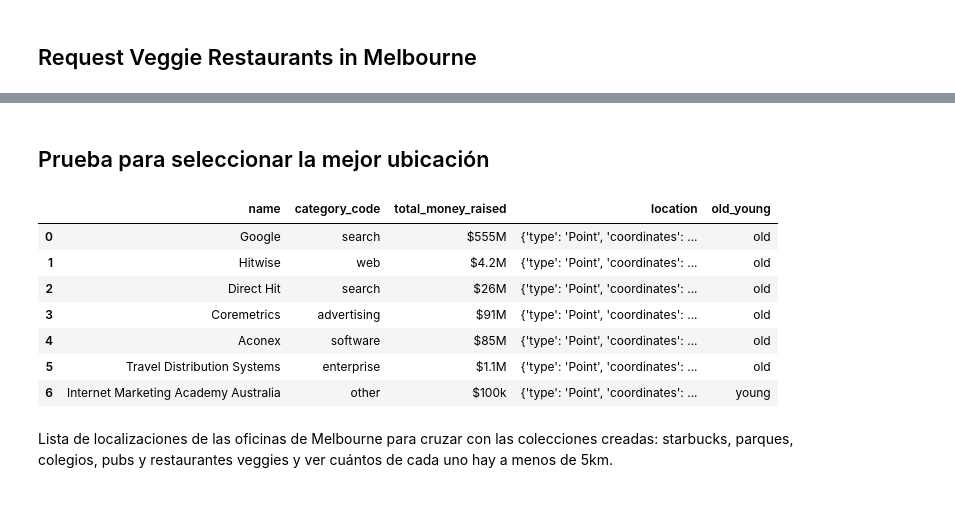
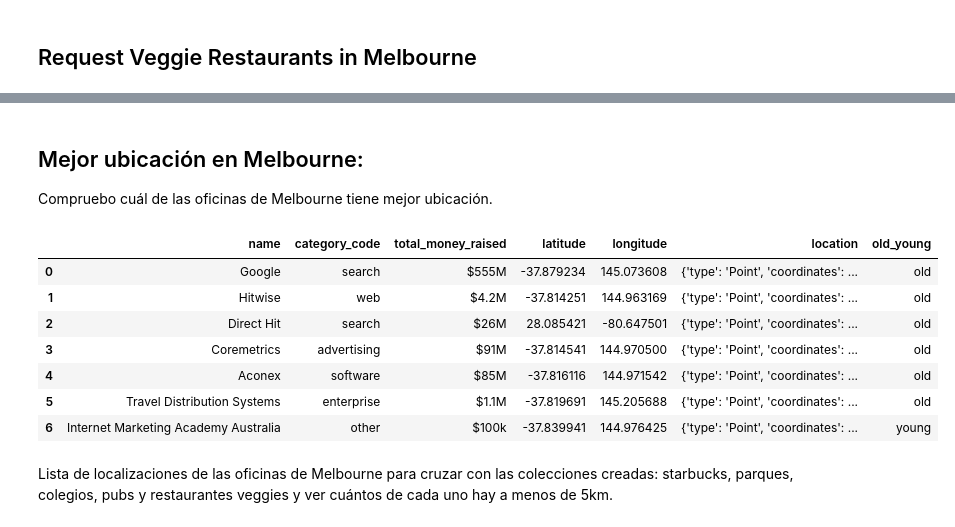
Before and after one commit to lauravillalba/mongo_project, a Jupyter notebook: Second_version_mongo_project.ipynb, the cells around one changed output, grey strips where cells are left out. Saved outputs shown, nothing was run; the diff lists cells and outputs as text; code cells hidden in the pictures.

```diff
--- a/Second_version_mongo_project.ipynb
+++ b/Second_version_mongo_project.ipynb
@@ -419,24 +415,26 @@ new_clean_veggies_melbourne.head()
 # %%
 new_clean_veggies_melbourne.to_json("output/new_clean_veggies_melbourn.json", orient="records")
-# %% [markdown]
-## Prueba para seleccionar la mejor ubicación
+# %% [markdown]
+## Mejor ubicación en Melbourne:
+
+Compruebo cuál de las oficinas de Melbourne tiene mejor ubicación.
 # %%
 query_young= {"$and":[{"location": {"$ne":None}}, {"city":{"$eq": "Melbourne"}}]}
-melbourne_office=list(db["offices"].find(query_young,{"_id":0,"name":1,"old_young":1,"total_money_raised":1, "offices":1,"category_code":1, "location":1}))
+melbourne_office=list(db["offices"].find(query_young,{"_id":0,"name":1,"old_young":1,"total_money_raised":1, "offices":1,"category_code":1, "location":1, "latitude":1, "longitude":1}))
 df_melbourne_office=pd.DataFrame(melbourne_office)
 
 df_melbourne_office.to_json("output/melbourne_offices.json", orient="records")
 
 df_melbourne_office
 # %% [output]
-|  | name | category_code | total_money_raised | location | old_young |
-| 0 | Google | search | $555M | {'type': 'Point', 'coordinates': ... | old |
-| 1 | Hitwise | web | $4.2M | {'type': 'Point', 'coordinates': ... | old |
-| 2 | Direct Hit | search | $26M | {'type': 'Point', 'coordinates': ... | old |
-| 3 | Coremetrics | advertising | $91M | {'type': 'Point', 'coordinates': ... | old |
-| 4 | Aconex | software | $85M | {'type': 'Point', 'coordinates': ... | old |
-| 5 | Travel Distribution Systems | enterprise | $1.1M | {'type': 'Point', 'coordinates': ... | old |
-| 6 | Internet Marketing Academy Australia | other | $100k | {'type': 'Point', 'coordinates': ... | young |
+|  | name | category_code | total_money_raised | latitude | longitude | location | old_young |
+| 0 | Google | search | $555M | -37.879234 | 145.073608 | {'type': 'Point', 'coordinates': ... | old |
+| 1 | Hitwise | web | $4.2M | -37.814251 | 144.963169 | {'type': 'Point', 'coordinates': ... | old |
+| 2 | Direct Hit | search | $26M | 28.085421 | -80.647501 | {'type': 'Point', 'coordinates': ... | old |
+| 3 | Coremetrics | advertising | $91M | -37.814541 | 144.970500 | {'type': 'Point', 'coordinates': ... | old |
+| 4 | Aconex | software | $85M | -37.816116 | 144.971542 | {'type': 'Point', 'coordinates': ... | old |
+| 5 | Travel Distribution Systems | enterprise | $1.1M | -37.819691 | 145.205688 | {'type': 'Point', 'coordinates': ... | old |
+| 6 | Internet Marketing Academy Australia | other | $100k | -37.839941 | 144.976425 | {'type': 'Point', 'coordinates': ... | young |
 # %% [markdown]
 Lista de localizaciones de las oficinas de Melbourne para cruzar con las colecciones creadas: starbucks, parques, colegios, pubs y restaurantes veggies y ver cuántos de cada uno hay a menos de 5km.
 # %%
```
Also changed, not shown: parts of 43 cells of this notebook, 11 other files.
